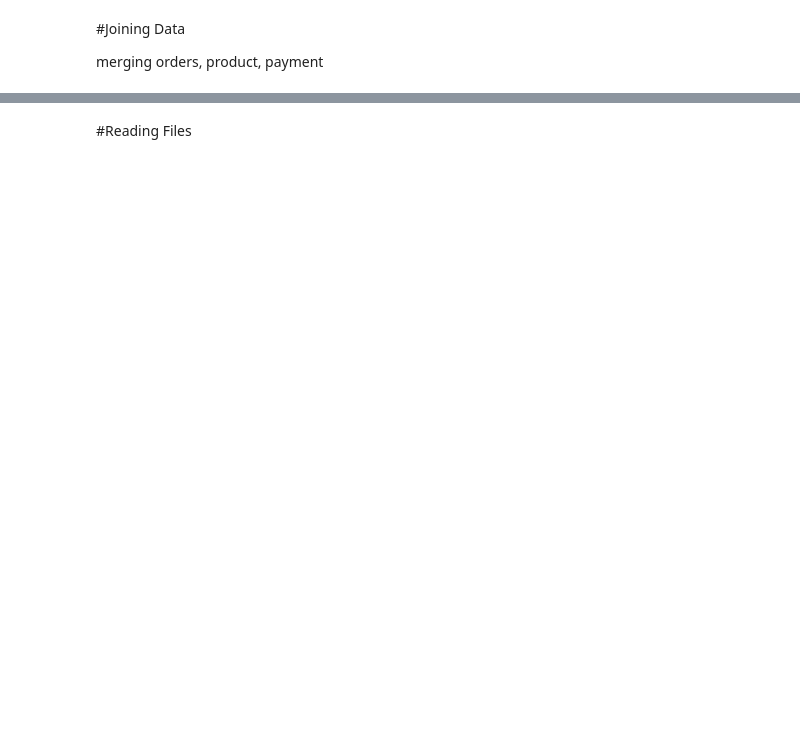
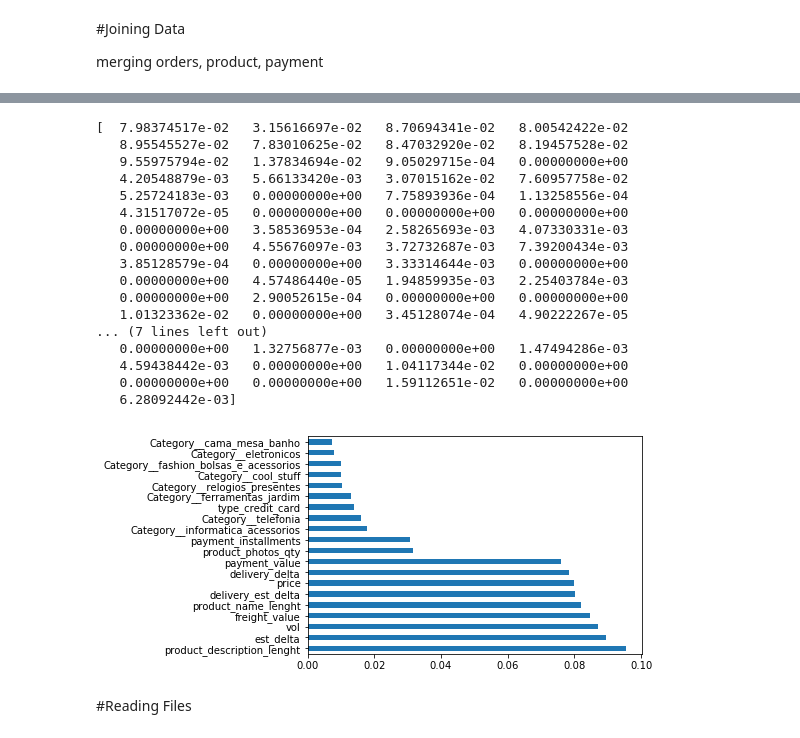
Before and after one commit to nurkayevaa/olits, a Jupyter notebook: olits_.ipynb, the cells around one changed output, grey strips where cells are left out. Cells and saved outputs as stored; diff of their text form; code cells hidden in the pictures; blank space fills up the shorter version.

```diff
--- a/olits_.ipynb
+++ b/olits_.ipynb
@@ -820,22 +1244,20 @@ list(result.columns.values)
 result = result.groupby('order_id').agg({
                                         'delivery': 'max',
                                         'quality': 'max',
-                                        'quantity':'max',
-                                        'price':'sum',
+
+                                        'price':'max',
                                         'product_photos_qty': 'min','product_photos_qty': 'max', 'product_photos_qty': 'sum',
-
-                                          'delivery_est_delta': 'max',
-                                          'est_delta':'max',
-                                           'delivery_delta':'max',
-
+                                        'vol': 'min','vol': 'max',
+                                        'delivery_est_delta': 'max',
+                                        'est_delta':'max',
+                                        'delivery_delta':'max',
                                         'freight_value': 'sum',
-
-
-
-                                'type_credit_card': 'sum',
-                                           'type_debit_card': 'sum',
-                                           'type_not_defined': 'sum',
-                                           'type_voucher': 'sum',
+                                        'product_name_lenght': 'max',	'product_description_lenght':'max',
+                                        'product_name_lenght': 'min',	'product_description_lenght':'min',
+                                        'type_credit_card': 'sum',
+                                        'type_debit_card': 'sum',
+                                        'type_not_defined': 'sum',
+                                        'type_voucher': 'sum',
                              'payment_sequential': 'max',
  'payment_installments':'max',
  'payment_value':'sum',
@@ -919,6 +1339,6 @@ result_d
 # %%
-result_d= result.drop(['quality',
- 'quantity'], axis=1)
+result_d= result.drop(['quality'], axis=1)
 result_d =result_d.dropna()
 delivery = result_d['delivery']
 result_d= result_d.drop(['delivery'], axis=1)
+result_d
@@ -991,8 +1441,7 @@ coefficients.sort_values(by=['coef'])
 # %%
 coefficients.to_csv('hey.csv')
 # %%
-result_q= result.drop(['delivery',
- 'quantity'], axis=1)
+result_q= result.drop(['delivery'], axis=1)
 result_q =result_q.dropna()
 quality = result_q['quality']
 result_q= result_q.drop(['quality'], axis=1)
@@ -1022,7 +1480,7 @@ tree = RandomForestClassifier()
 tree_cv = RandomizedSearchCV(tree, param_dist, cv=5)
 
 # Fit it to the data
-tree_cv.fit(X, y)
+tree_cv.fit(result_q, quality)
 
 # Print the tuned parameters and score
 print("Tuned Decision Tree Parameters: {}".format(tree_cv.best_params_))
@@ -1036,3 +1506,28 @@ coefficients_qual.sort_values(by=['feature_importances'])
+# %%
+print(randfor.feature_importances_) #use inbuilt class feature_importances of tree based classifiers
+#plot graph of feature importances for better visualization
+feat_importances = pd.Series(randfor.feature_importances_, index=result_d.columns)
+feat_importances.nlargest(20).plot(kind='barh')
+plt.show()
+# %% [output]
+[  7.98374517e-02   3.15616697e-02   8.70694341e-02   8.00542422e-02
+   8.95545527e-02   7.83010625e-02   8.47032920e-02   8.19457528e-02
+   9.55975794e-02   1.37834694e-02   9.05029715e-04   0.00000000e+00
+   4.20548879e-03   5.66133420e-03   3.07015162e-02   7.60957758e-02
+   5.25724183e-03   0.00000000e+00   7.75893936e-04   1.13258556e-04
+   4.31517072e-05   0.00000000e+00   0.00000000e+00   0.00000000e+00
+   0.00000000e+00   3.58536953e-04   2.58265693e-03   4.07330331e-03
+   0.00000000e+00   4.55676097e-03   3.72732687e-03   7.39200434e-03
+   3.85128579e-04   0.00000000e+00   3.33314644e-03   0.00000000e+00
+   0.00000000e+00   4.57486440e-05   1.94859935e-03   2.25403784e-03
+   0.00000000e+00   2.90052615e-04   0.00000000e+00   0.00000000e+00
+   1.01323362e-02   0.00000000e+00   3.45128074e-04   4.90222267e-05
+... (7 lines left out)
+   0.00000000e+00   1.32756877e-03   0.00000000e+00   1.47494286e-03
+   4.59438442e-03   0.00000000e+00   1.04117344e-02   0.00000000e+00
+   0.00000000e+00   0.00000000e+00   1.59112651e-02   0.00000000e+00
+   6.28092442e-03]
+[figure, added]
 # %%
 from sklearn.linear_model import LogisticRegression
 from sklearn.svm import SVC, LinearSVC
```
Also changed, not shown: parts of 81 cells of this notebook, 3 other files.
